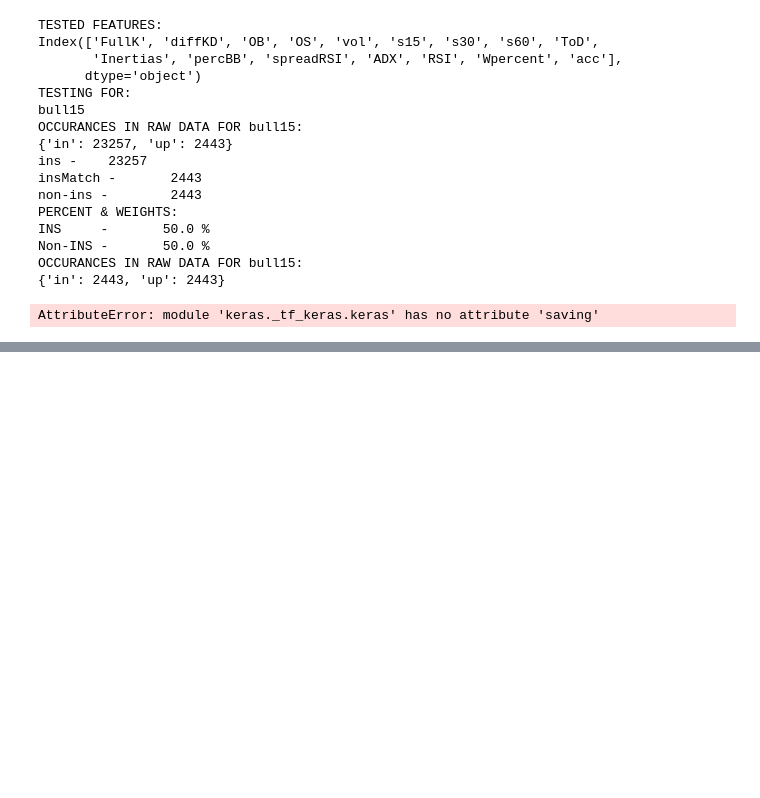
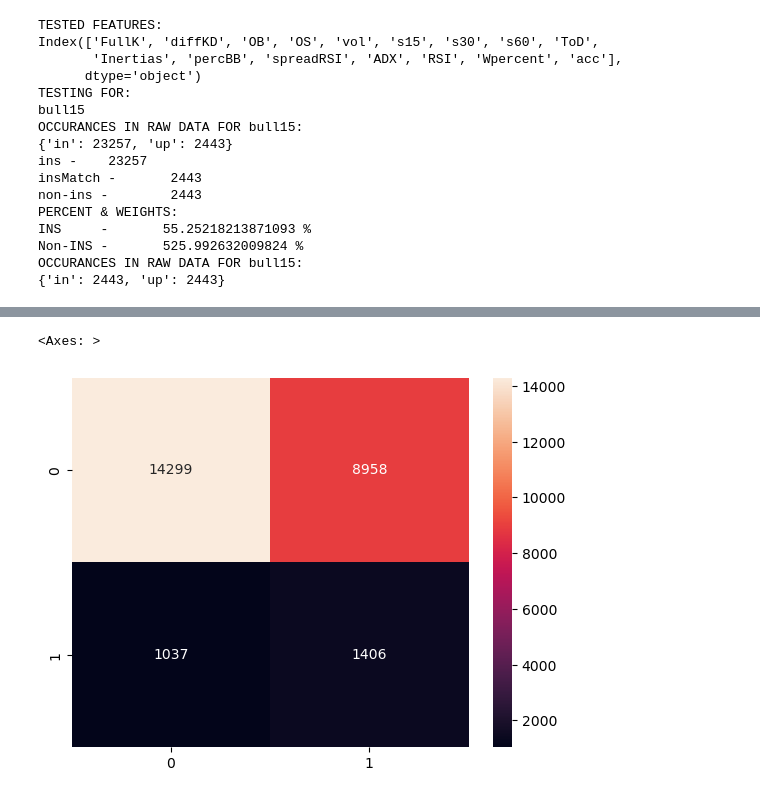
Before and after one commit to Logan-Kelsch/-ES-NN-test1, a Jupyter notebook: NN/CLASS_TEST.ipynb, the cells around one changed output, grey strips where cells are left out. Drawn from its saved outputs; the diff is of its cells as text; code cells hidden in the pictures; blank space fills up the shorter version.

```diff
--- a/NN/CLASS_TEST.ipynb
+++ b/NN/CLASS_TEST.ipynb
@@ -26,8 +26,8 @@ from keras.initializers import RandomNormal
 #LOAD DATA FROM CSV-------------------------------------------------------
 
 # Load the dataset
+#data = pd.read_csv('ES7-26-22_to_9-18-24.csv')
 data = pd.read_csv('NEED_TO_APPEND.csv')
-
 
 #testing random feature drops
 data = data.drop(columns='FT')
@@ -84,10 +84,10 @@ print('ins -\t',inRows.index.size,'\ninsMatch -\t',\
 
 optData = pd.concat([NinRows, inRowsMatch],axis=0)
 
-percIn = inRowsMatch.size/optData.size
-percNin = NinRows.size/optData.size
-weight_for_0 = .5
-weight_for_1 = .5
+percIn = data.size/(inRows.size*2)
+percNin = data.size/(NinRows.size*2)
+weight_for_0 = percIn
+weight_for_1 = percNin
 cw = {0: weight_for_1, 1: weight_for_0}
 
 print("PERCENT & WEIGHTS:\nINS\t-\t",percIn*100," %\nNon-INS\t-\t",percNin*100," %",sep='')
@@ -101,8 +101,8 @@ print(dict(zip(unique,counts)))
 #PROCESS THE DATA-------------------------------------------------------
 
 # Separate features and target
-X = optData.iloc[:, :-1].values
-y = optData.iloc[:, -1].values
+X = data.iloc[:, :-1].values
+y = data.iloc[:, -1].values
 
 
 
@@ -141,21 +141,9 @@ def custom_loss(y_true, y_pred):
         # Return combined loss (penalize FNs and FPs, reward TPs)
         return bce + penalties + rewards
 
-loaded_model = tf.keras.models.load_model('tupleTrain.keras',custom_objects={"custom_loss_fn":custom_loss})
-
-
-
-#predicting the test set results
-threshold = 0.5
-y_pred = loaded_model.predict(X)
-y_pred = (y_pred > threshold)
-
-#making a confusion matrix
-cm = confusion_matrix(y, y_pred)
-
-sns.heatmap(cm, annot=True, fmt='d')
-
-[print(x) for x in y_pred]
+loaded_model = tf.keras.models.load_model('trainedBoth.keras',custom_objects={"custom_loss":custom_loss})
+met = ['Accuracy','AUC','Precision','Recall','TrueNegatives','TruePositives','FalsePositives','FalseNegatives']
+loaded_model.compile(optimizer='adam', loss=custom_loss, metrics=met)
 # %% [output]
 TESTED FEATURES:
 Index(['FullK', 'diffKD', 'OB', 'OS', 'vol', 's15', 's30', 's60', 'ToD',
@@ -169,8 +157,21 @@ ins -    23257
 insMatch -       2443
 non-ins -        2443
 PERCENT & WEIGHTS:
-INS     -       50.0 %
-Non-INS -       50.0 %
+INS     -       55.25218213871093 %
+Non-INS -       525.992632009824 %
 OCCURANCES IN RAW DATA FOR bull15:
 {'in': 2443, 'up': 2443}
-AttributeError: module 'keras._tf_keras.keras' has no attribute 'saving'
+# %%
+#predicting the test set results
+threshold = 0.2
+y_pred = loaded_model.predict(X)
+y_pred = (y_pred > threshold)
+
+#making a confusion matrix
+cm = confusion_matrix(y, y_pred)
+
+sns.heatmap(cm, annot=True, fmt='d')
+
+#PRINTS OUT ALL GUESSES
+#[print(x) for x in y_pred]
+# %% [output]
@@ -176,0 +179,2 @@ AttributeError: module 'keras._tf_keras.keras' has no attribute 'saving'
+<Axes: >
+[figure, added]
```
Also changed, not shown: parts of 1 cell of this notebook, 9 other files.
